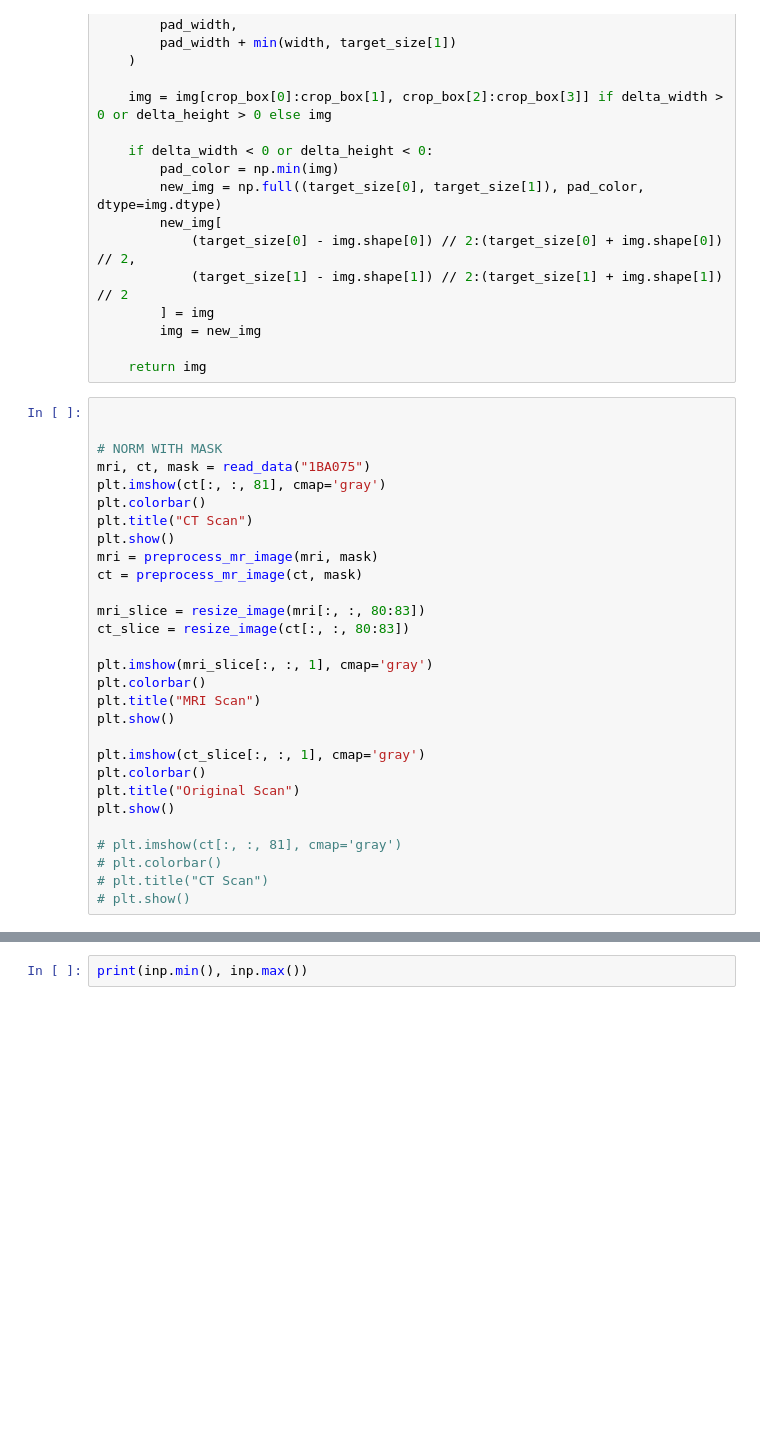
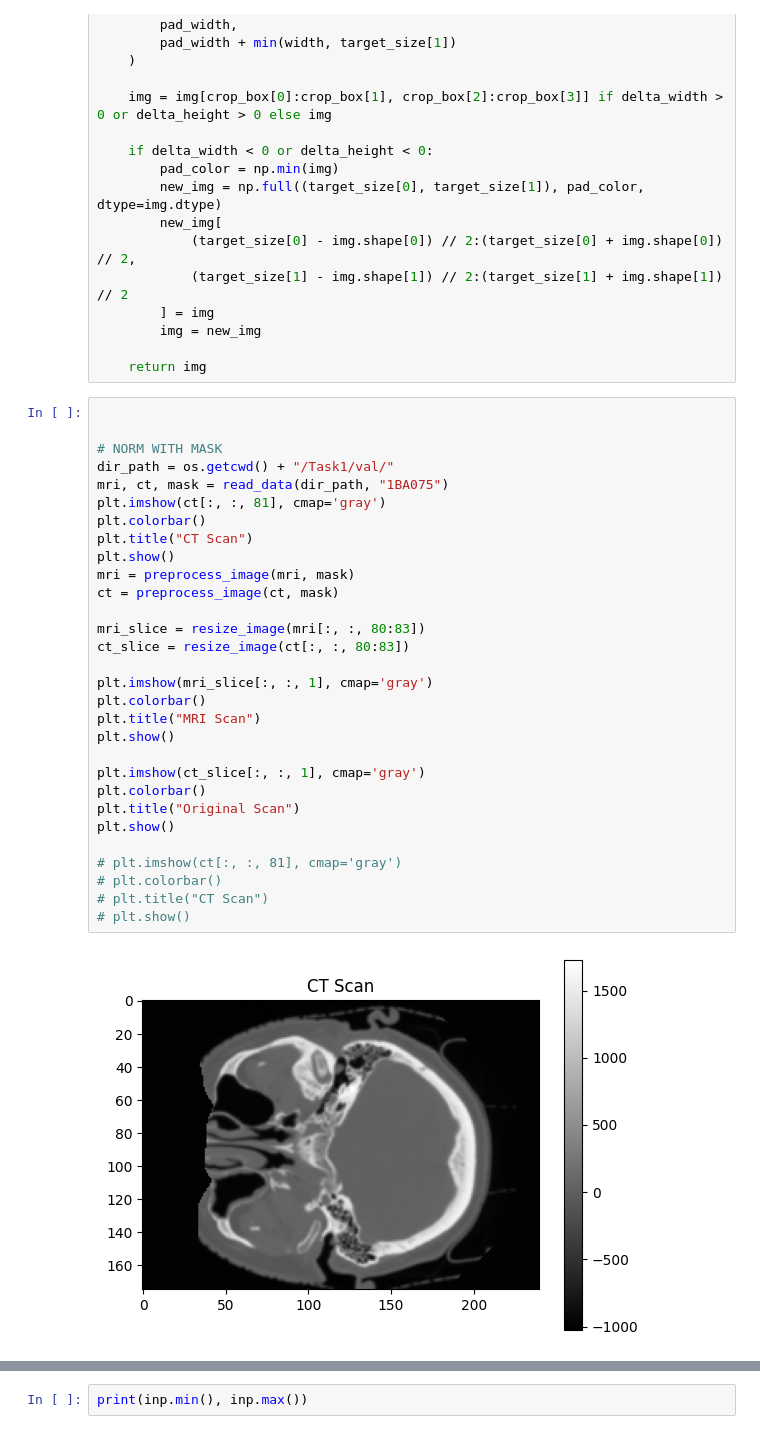
Before and after one commit to SachinPatel2707/mtp_synthrad, a Jupyter notebook: backup/my_pix2pix/test.ipynb, the cells around one changed output, grey strips where cells are left out. Saved outputs shown, nothing was run; the diff lists cells and outputs as text; blank space fills up the shorter version.

```diff
--- a/backup/my_pix2pix/test.ipynb
+++ b/backup/my_pix2pix/test.ipynb
@@ -150,29 +153,32 @@ def resize_image(img, target_size=(160, 160)):
 # %%
 
 
 # NORM WITH MASK
-mri, ct, mask = read_data("1BA075")
+dir_path = os.getcwd() + "/Task1/val/"
+mri, ct, mask = read_data(dir_path, "1BA075")
 plt.imshow(ct[:, :, 81], cmap='gray')
 plt.colorbar()
 plt.title("CT Scan")
 plt.show()
-mri = preprocess_mr_image(mri, mask)
-ct = preprocess_mr_image(ct, mask)
+mri = preprocess_image(mri, mask)
+ct = preprocess_image(ct, mask)
 
 mri_slice = resize_image(mri[:, :, 80:83])
 ct_slice = resize_image(ct[:, :, 80:83])
 
 plt.imshow(mri_slice[:, :, 1], cmap='gray')
 plt.colorbar()
 plt.title("MRI Scan")
 plt.show()
 
 plt.imshow(ct_slice[:, :, 1], cmap='gray')
 plt.colorbar()
 plt.title("Original Scan")
 plt.show()
 
 # plt.imshow(ct[:, :, 81], cmap='gray')
 # plt.colorbar()
 # plt.title("CT Scan")
 # plt.show()
+# %% [output]
+[figure, added]
```
Also changed, not shown: parts of 6 cells of this notebook, 6 other files.
